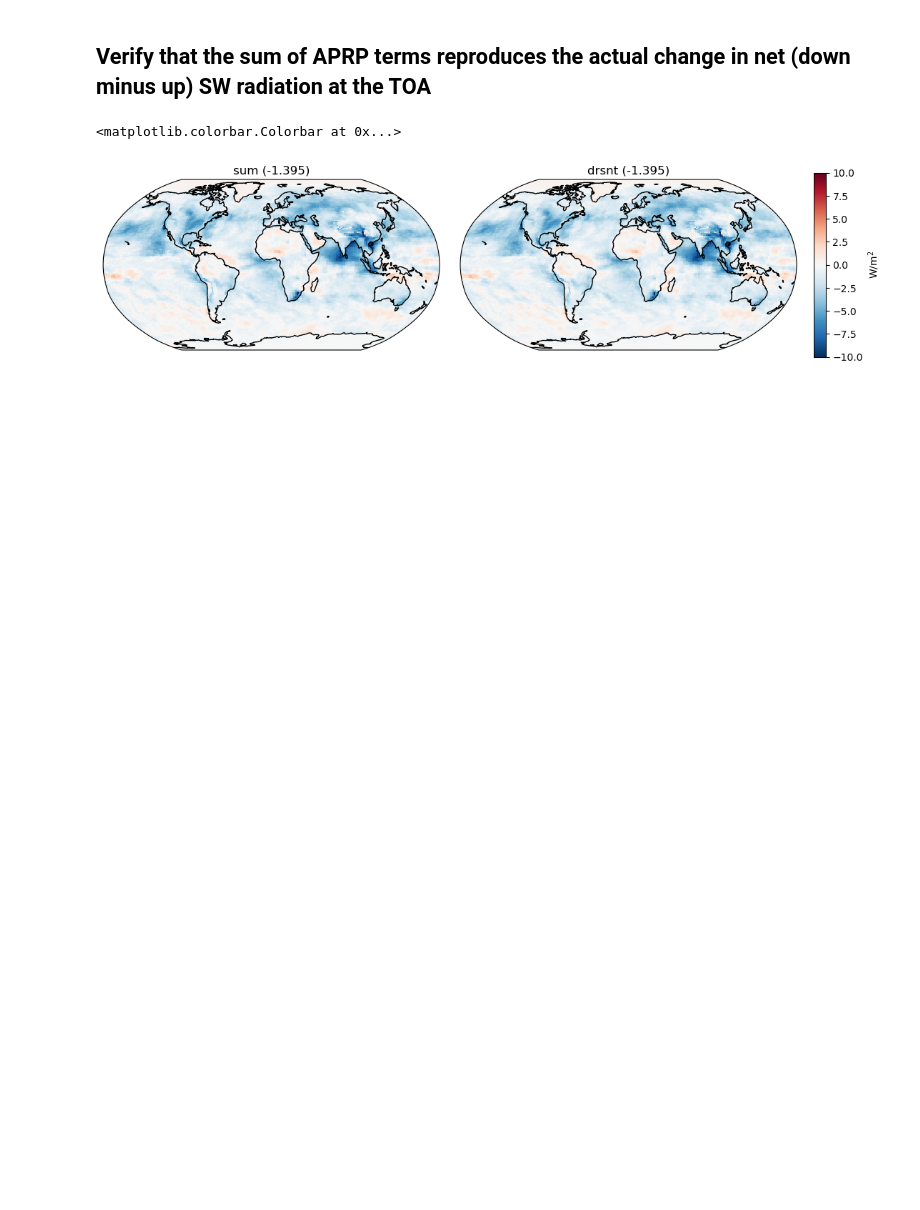
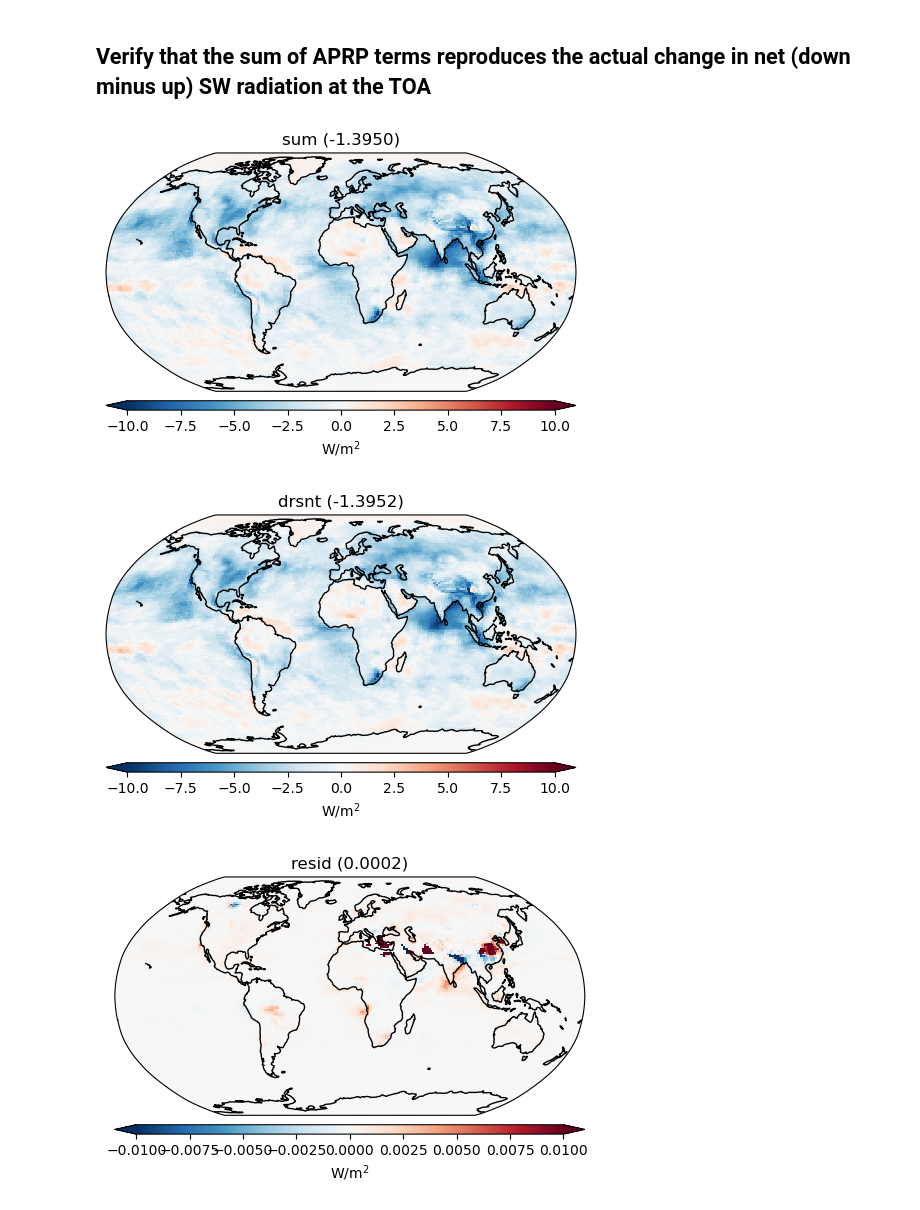
Before and after one commit to mzelinka/aprp, a Jupyter notebook: code/python/demonstrate_APRP.ipynb, the cells around one changed output. Drawn from its saved outputs; the diff is of its cells as text; code cells hidden in the pictures; blank space fills up the shorter version.

```diff
--- a/code/python/demonstrate_APRP.ipynb
+++ b/code/python/demonstrate_APRP.ipynb
@@ -234,5 +234,5 @@ def APRP(CTL,PERT,flag=''):
     )
     DS.lat.attrs["axis"] = "Y"
     DS.lon.attrs["axis"] = "X"
-    ds = DS.bounds.add_missing_bounds()
-    return ds
+    output = DS.bounds.add_missing_bounds()
+    return output
@@ -255,5 +255,5 @@ for exp in exps:
         # Compute climatological annual cycle:
         climo = ds.temporal.climatology(var, 'month', weighted=True)
         DATA[exp][var] = climo[var]
-ds = APRP(DATA['piClim-control'],DATA['piClim-aer'])
+output = APRP(DATA['piClim-control'],DATA['piClim-aer'])
 # %% [output]
@@ -263,13 +263,14 @@ ds = APRP(DATA['piClim-control'],DATA['piClim-aer'])
 # %%
 fields = ['sfc_alb','noncld','noncld_scat','noncld_abs','cld','cld_amt','cld_scat','cld_abs']
 fig = plt.figure(figsize = (12,12))
+plt.suptitle('APRP Components',fontsize=16,x=0,ha='left')
 axes = fig.subplots(nrows=4, ncols=2, subplot_kw={'projection': ccrs.Robinson()})
 cnt=-1
 for row in range(4):
     for col in range(2):
         cnt+=1
         var = fields[cnt]
-        avgmap = ds.temporal.average(var, weighted=True)#[var]
+        avgmap = output.temporal.average(var, weighted=True)#[var]
         avg = avgmap.spatial.average(var, axis=["X", "Y"])[var].values
         pl = avgmap[var].plot(ax = axes[row,col],
                   transform=ccrs.PlateCarree(),
@@ -286,27 +287,33 @@ fig.colorbar(pl, ax=axes.ravel().tolist(), pad = 0.02, shrink = 0.5, aspect = 15
-# %% [markdown]
-## Verify that the sum of APRP terms reproduces the actual change in net (down minus up) SW radiation at the TOA
+# %% [markdown]
+## Verify that the sum of APRP terms reproduces the actual change in net (down minus up) SW radiation at the TOA
 # %%
-ds['drsnt'] = (DATA['piClim-aer']['rsdt']-DATA['piClim-aer']['rsut']) - \
+output['drsnt'] = (DATA['piClim-aer']['rsdt']-DATA['piClim-aer']['rsut']) - \
               (DATA['piClim-control']['rsdt']-DATA['piClim-control']['rsut'])
-ds['sum'] = ds['sfc_alb']+ds['noncld']+ds['cld']
-fields = ['sum','drsnt']
-fig = plt.figure(figsize = (12,3))
-axes = fig.subplots(ncols=2, subplot_kw={'projection': ccrs.Robinson()})
+output['sum'] = output['sfc_alb']+output['noncld']+output['cld']
+output['resid'] = output['sum'] - output['drsnt']
+fields = ['sum','drsnt','resid']
 cnt=-1
-for col in range(2):
+for row in range(3):
     cnt+=1
+    fig = plt.figure(figsize=(5,5))
+    axes = fig.subplots(subplot_kw={'projection': ccrs.Robinson()})
     var = fields[cnt]
-    avgmap = ds.temporal.average(var, weighted=True)#[var]
+    avgmap = output.temporal.average(var, weighted=True)
     avg = avgmap.spatial.average(var, axis=["X", "Y"])[var].values
-    pl = avgmap[var].plot(ax = axes[col],
+    if var=='resid':
+        mn,mx = -.01,.01
+    else:
+        mn,mx = -10,10
+    pl = avgmap[var].plot(ax = axes,
               transform=ccrs.PlateCarree(),
-              vmin = -10, vmax =  10,
+              vmin = mn, vmax = mx,
               cmap = 'RdBu_r',
               add_colorbar=False)
-    axes[col].set_title(var+" (" + str(np.round(avg,3)) + ")")
-    axes[col].coastlines()
-plt.tight_layout(w_pad=2.5,h_pad=-2)
-fig.colorbar(pl, ax=axes.ravel().tolist(), pad = 0.02, aspect = 15, label="W/m$^2$")
+    axes.set_title(var+" (" + f'{avg:.4f}' + ")")
+    axes.coastlines()
+    plt.tight_layout(w_pad=2.5,h_pad=-2)
+    fig.colorbar(pl, ax=axes, extend='both',orientation='horizontal',pad = 0.02, aspect = 50, label="W/m$^2$")
 # %% [output]
-<matplotlib.colorbar.Colorbar at 0x...>
-[figure, old version]
+[figure, new version]
+[figure, added]
+[figure, added]
```
Also changed, not shown: parts of 12 cells of this notebook, 1 other file.
